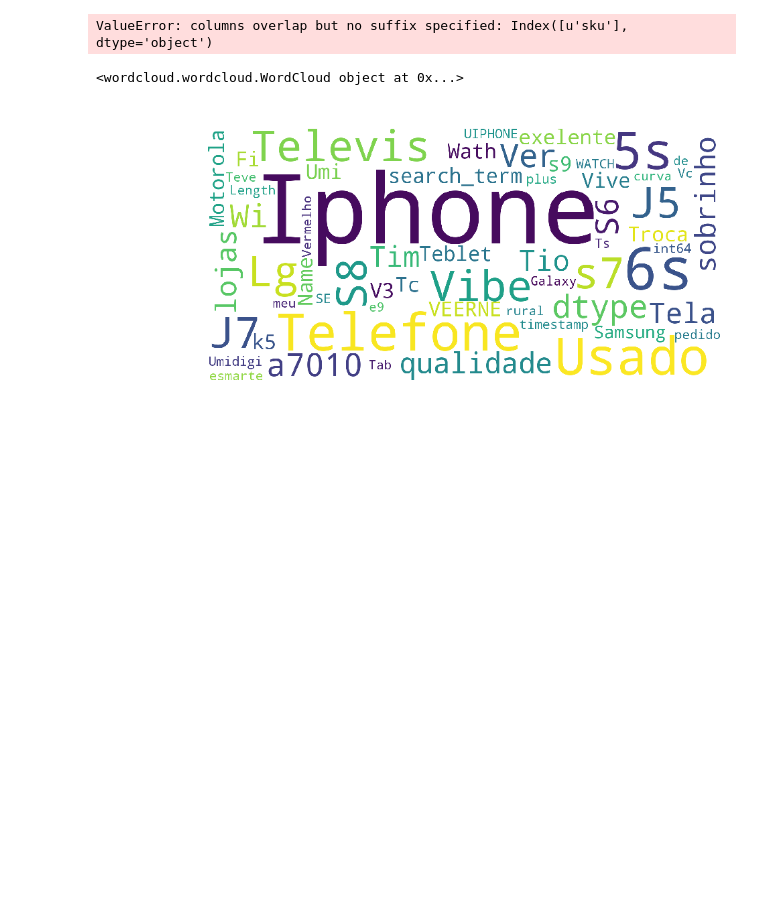
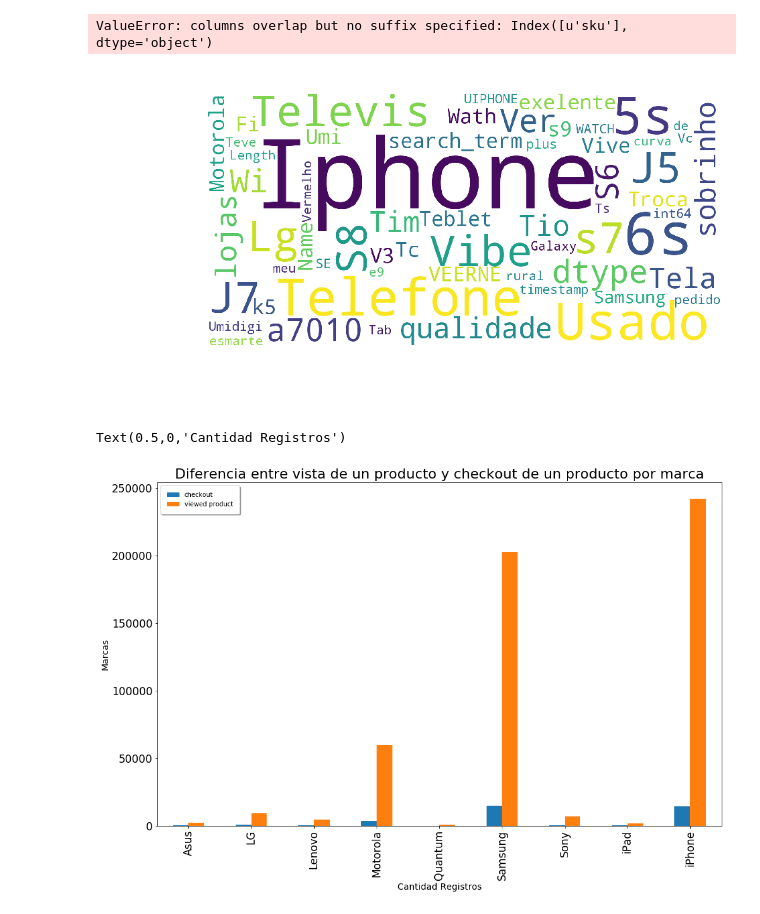
Before and after one commit to felipegonzalez2112/tp-2018-organizacion-de-datos, a Jupyter notebook: Tp 2018 2 Cuatrimestre Organizacion de Datos.ipynb, the cells around one changed output. Cells and saved outputs as stored; diff of their text form; code cells hidden in the pictures; blank space fills up the shorter version.

Commit message:
Agregamos visualizacion diferencia de marcas entre vistas y checkouts

```diff
--- a/Tp 2018 2 Cuatrimestre Organizacion de Datos.ipynb
+++ b/Tp 2018 2 Cuatrimestre Organizacion de Datos.ipynb
@@ -326,7 +326,7 @@ df_equipo.head()
 # %% [output]
 ValueError: columns overlap but no suffix specified: Index([u'sku'], dtype='object')
 # %%
-#Buscamos por las palabras mas comunies por los usuario
+#Buscamos por las palabras mas comunnes por los usuario
 
 df_search = events.loc[events.event == "searched products",]
 
@@ -336,11 +336,29 @@ stopwords = set(STOPWORDS)
 
 wordcloud = WordCloud(width=1600, height=800, background_color='white',stopwords=stopwords,max_font_size=300,random_state=30).generate(str(df))
 
-print(wordcloud)
 fig = plt.figure(1)
 plt.imshow(wordcloud)
 plt.axis('off')
 plt.show()
 # %% [output]
-<wordcloud.wordcloud.WordCloud object at 0x...>
 [figure]
+# %%
+#Cantidad de visualizaciones de equipos vs Cantidad de checkouts hechos
+
+df_checkout = events.loc[events.event == "checkout"]
+df_viewed = events.loc[events.event == "viewed product"]
+
+df = pd.concat([df_checkout, df_viewed])
+df.head()
+
+df_a = df.groupby(['marca','event'])["timestamp"].count().unstack()
+ax = df_a.plot(kind ='bar', figsize=(16, 10), fontsize=17)
+ax.set_title("Diferencia entre vista de un producto y checkout de un producto por marca", fontsize=22)
+ax.legend(fancybox=True, framealpha=1, shadow=True, borderpad=1)
+ax.set_ylabel("Marcas",  fontsize=14)
+ax.set_xlabel("Cantidad Registros",fontsize=14)
+
+#df_viewed["marca"].value_counts()
+# %% [output]
+Text(0.5,0,'Cantidad Registros')
+[figure, added]
```
